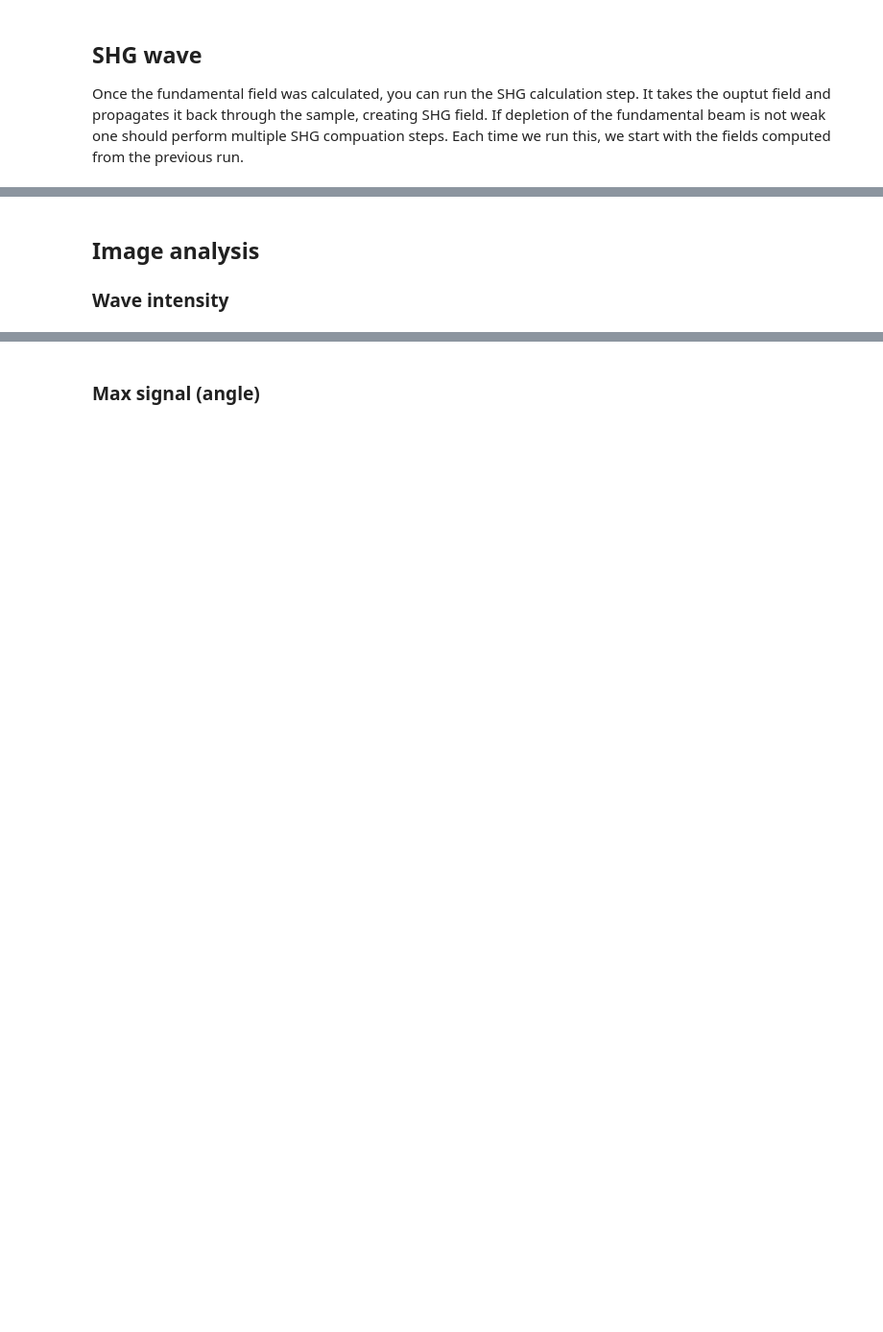
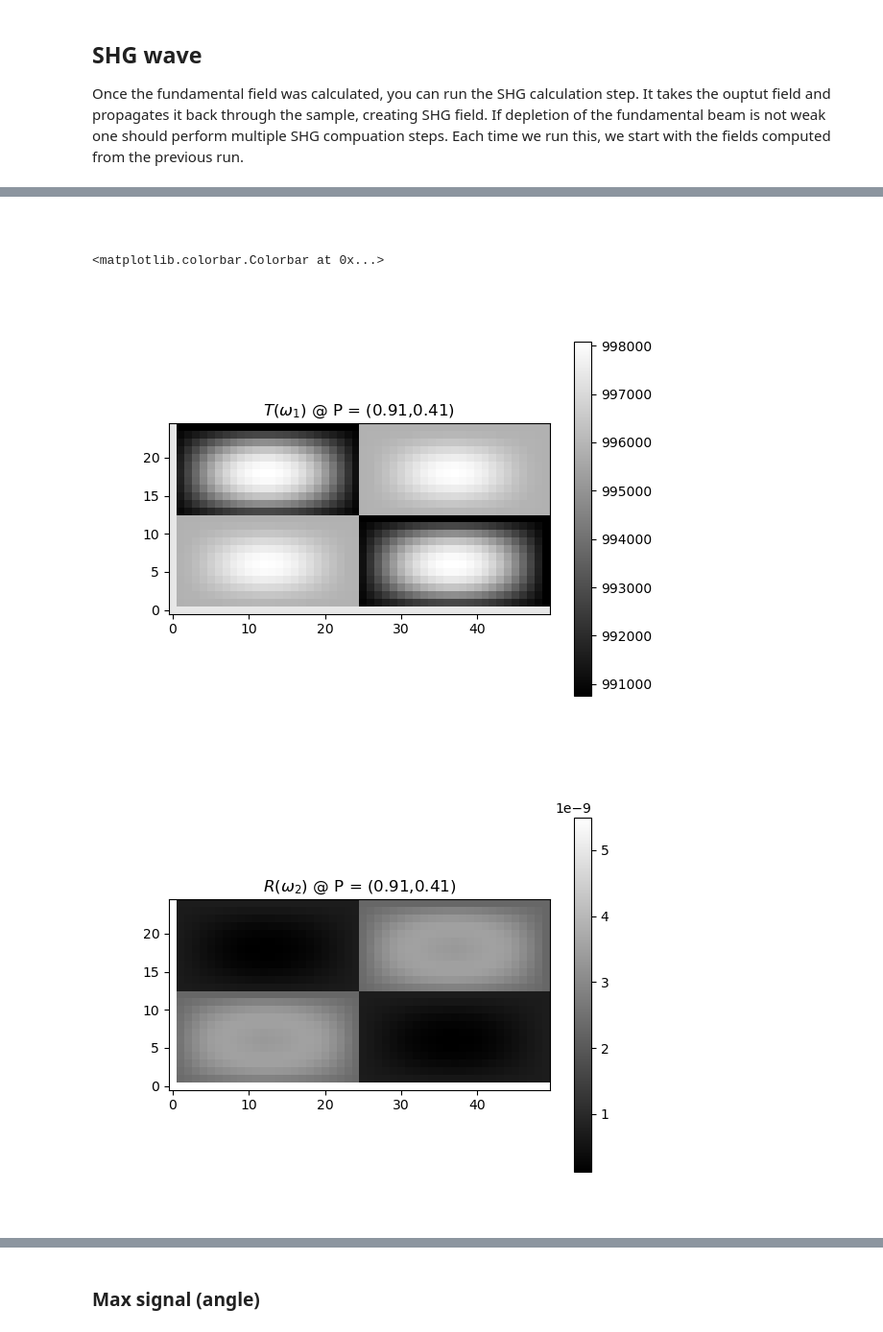
Before and after one commit to andrej5elin/dtmm2, a Jupyter notebook: examples/shg/shg_nerea.ipynb, the cells around one changed output, grey strips where cells are left out. Shown: that part at 96% size. Cells and saved outputs as stored; diff of their text form; code cells hidden in the pictures; blank space fills up the shorter version.

```diff
--- a/examples/shg/shg_nerea.ipynb
+++ b/examples/shg/shg_nerea.ipynb
@@ -734,5 +747,36 @@ Intensity relative loss std 4.7889869101657434e-14
 Done!
-# %% [markdown]
-## Image analysis
-
-### Wave intensity
+# %% [markdown]
+##
+# %%
+if MODE != 'image':
+    1/0
+
+PINDEX = 12
+
+polname = polstr(POLARIZATIONS[PINDEX])
+extent = []
+
+
+plt.imshow(intensity1r[PINDEX], label = 'R', origin = 'lower',cmap = 'gray')
+plt.title(f'$R(\omega_1)$ @ P = {polname}')
+plt.colorbar()
+plt.figure()
+plt.imshow(intensity1t[PINDEX], label = 'T', origin = 'lower',cmap = 'gray')
+plt.title(f'$T(\omega_1)$ @ P = {polname}')
+plt.colorbar()
+plt.figure()
+plt.imshow(intensity2r[PINDEX], label = 'R', origin = 'lower',cmap = 'gray')
+plt.title(f'$R(\omega_2)$ @ P = {polname}')
+plt.colorbar()
+plt.figure()
+plt.imshow(intensity2t[PINDEX], label = 'T', origin = 'lower',cmap = 'gray')
+plt.title(f'$T(\omega_2)$ @ P = {polname}')
+plt.colorbar()
+plt.figure()
+plt.imshow(total_intensity[PINDEX], origin = 'lower',cmap = 'gray')
+plt.title('Total intensity')
+plt.colorbar()
+# %% [output]
+<matplotlib.colorbar.Colorbar at 0x...>
+[figure, added]
+[figure, added]
```
Also changed, not shown: parts of 15 cells of this notebook, 3 other files.
